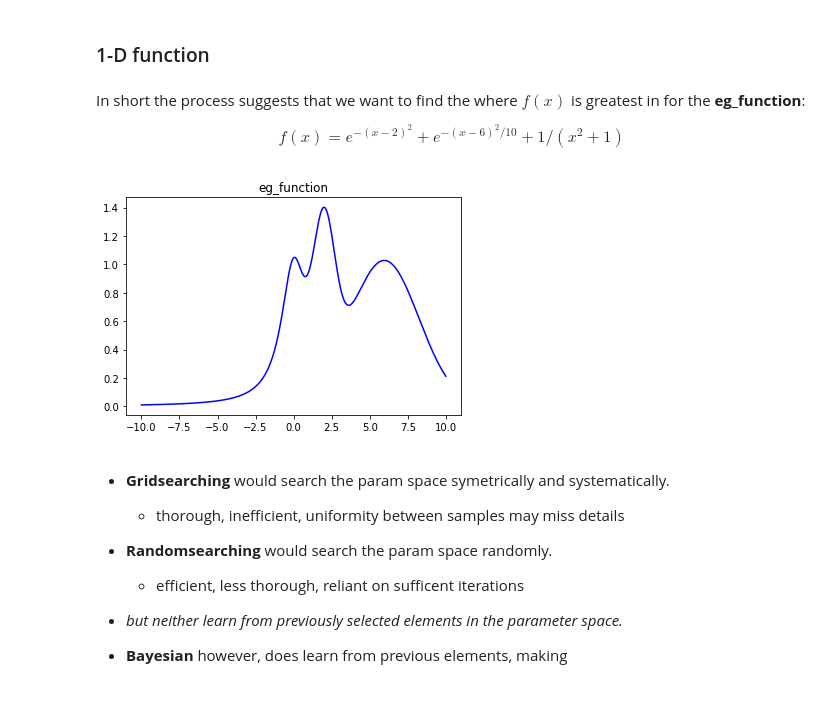
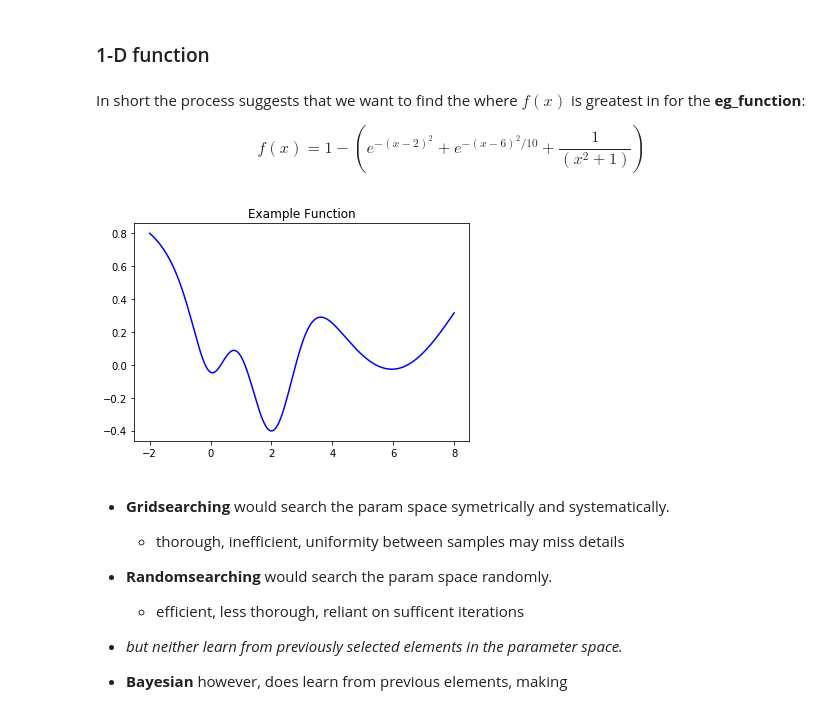
Before and after one commit to Mikhail-Naumov/Bayesian_Opt_Testing, a Jupyter notebook: Baye_Opt.ipynb, the cells around one changed output. Drawn from its saved outputs; the diff is of its cells as text; code cells hidden in the pictures.

```diff
--- a/Baye_Opt.ipynb
+++ b/Baye_Opt.ipynb
@@ -23,19 +25,16 @@ This notebook is built off of, and uses code from:
 # %% [markdown]
 In short the process suggests that we want to find the where $f(x)$ is greatest in for the **eg_function**:
 
-$$f(x) = e^{-(x - 2)^2} + e^{-{(x - 6)^2}/{10}} + {1/{(x^2 + 1)}}$$
+$$f(x) = 1-{(e^{-(x - 2)^2} + e^{-{(x - 6)^2}/{10}} + \frac{1}{(x^2 + 1)})}$$
 # %%
-def eg_function(x): return np.exp(-(x - 2)**2) + np.exp(-(x - 6)**2/10) + 1/(x**2 + 1)
+def eg_function(x): return 1-(np.exp(-(x - 2)**2) + np.exp(-(x - 6)**2/10) + 1/(x**2 + 1))
-# %%
-def eg_function(x):
-    return np.sin(-(x-3)) - (x**2)/10 + 100
 # %%
-x = np.linspace(-10, 10, 10000).reshape(-1, 1)
+x = np.linspace(-2, 8, 10000).reshape(-1, 1)
 y = eg_function(x)
-plt.title('eg_function')
+plt.title('Example Function')
 plt.plot(x, y, c='b');
 # %% [output]
-[figure, old version]
+[figure, new version]
 # %% [markdown]
 - **Gridsearching** would search the param space symetrically and systematically.
     - thorough, inefficient, uniformity between samples may miss details
```
Also changed, not shown: parts of 25 cells of this notebook, 1 other file.
